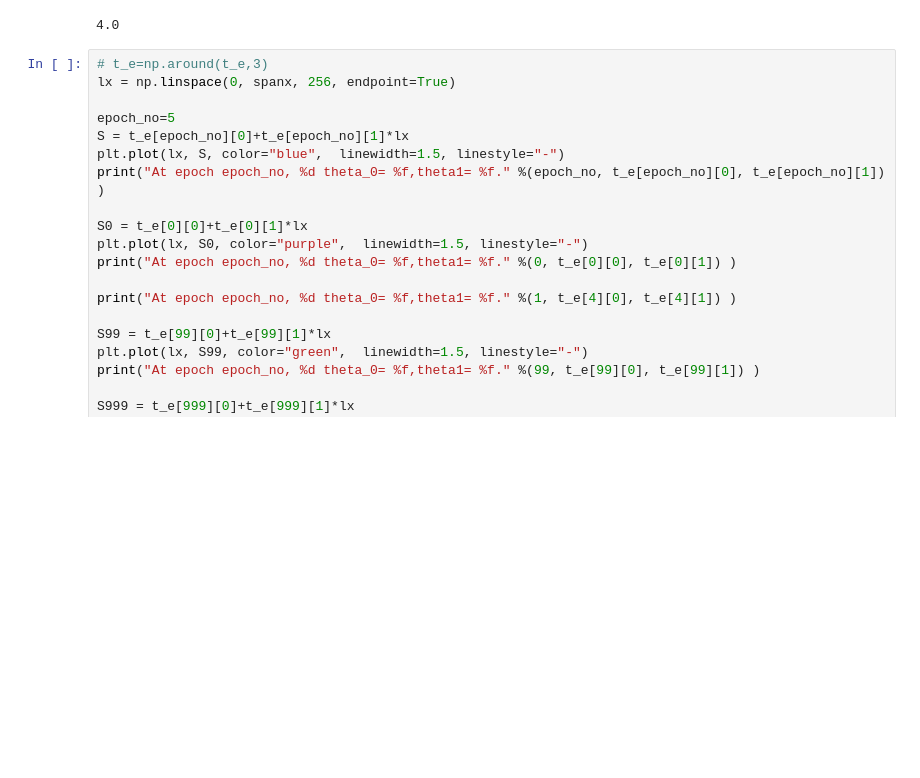
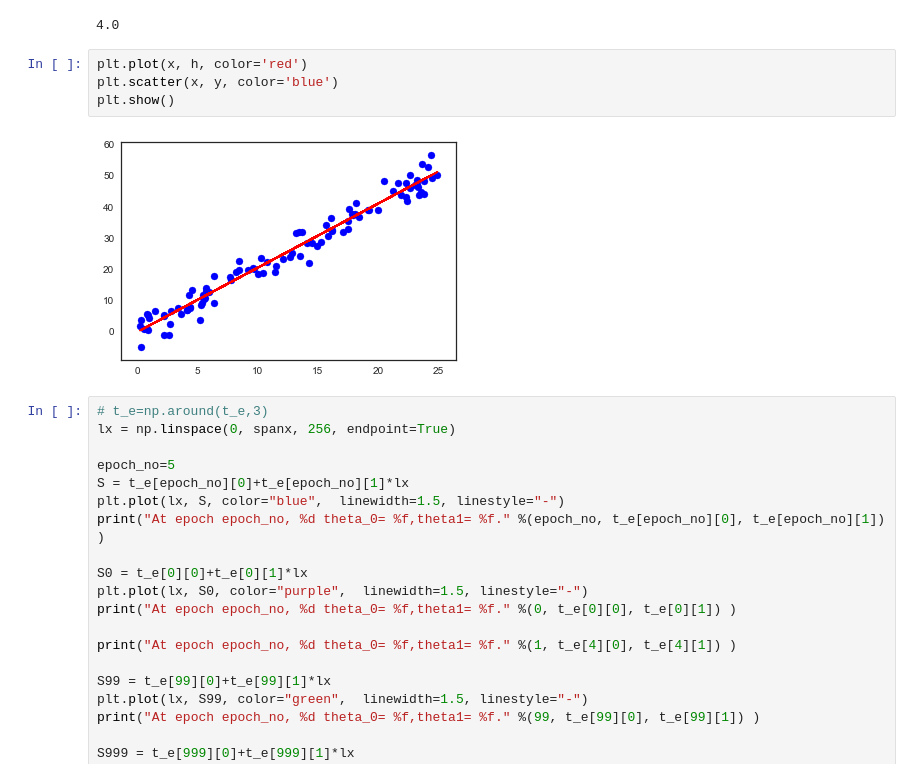
Before and after one commit to ndharmateja/ML101, a Jupyter notebook: Session1/Demo1_Linear_Regression.ipynb, the cells around one changed output. Saved outputs shown, nothing was run; the diff lists cells and outputs as text; blank space fills up the shorter version.

```diff
--- a/Session1/Demo1_Linear_Regression.ipynb
+++ b/Session1/Demo1_Linear_Regression.ipynb
@@ -143,6 +146,12 @@ plt.show()
 sq_err(y,h)
 # %% [output]
 4.0
+# %%
+plt.plot(x, h, color='red')
+plt.scatter(x, y, color='blue')
+plt.show()
+# %% [output]
+[figure, added]
 # %%
 # t_e=np.around(t_e,3)
 lx = np.linspace(0, spanx, 256, endpoint=True)
```
Also changed, not shown: parts of 6 cells of this notebook, 2 other files.
